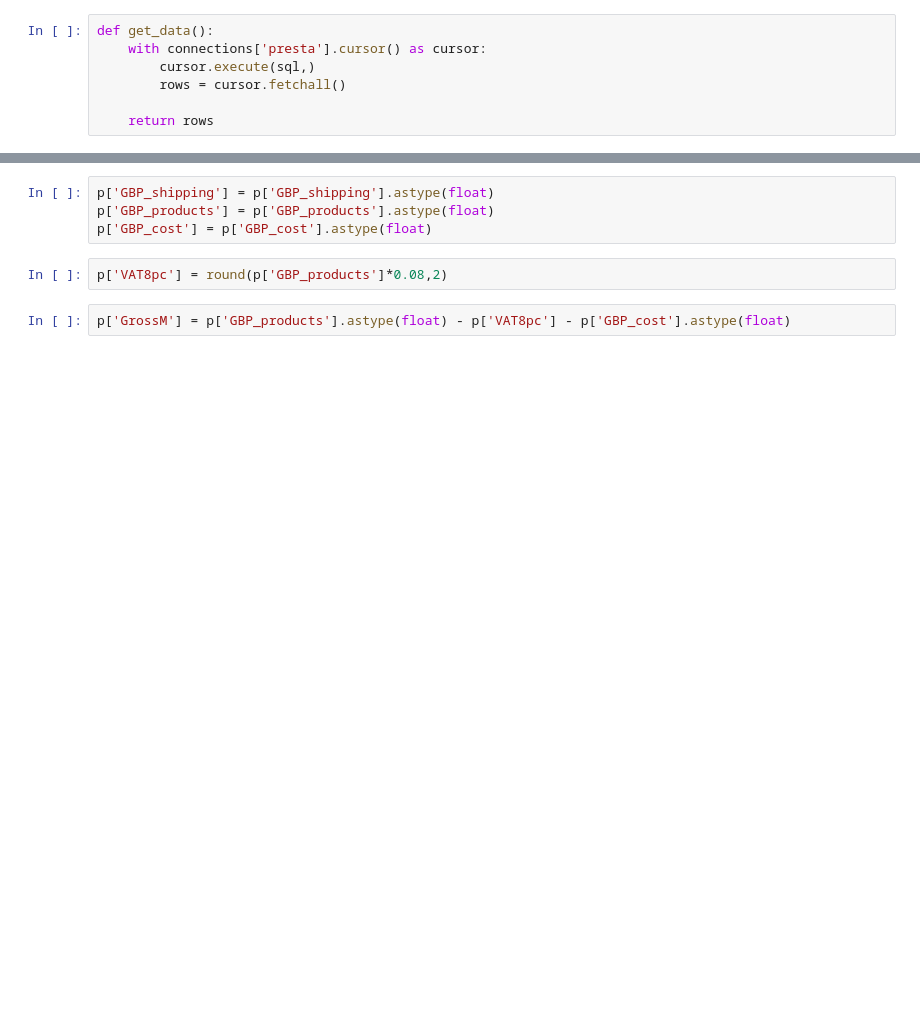
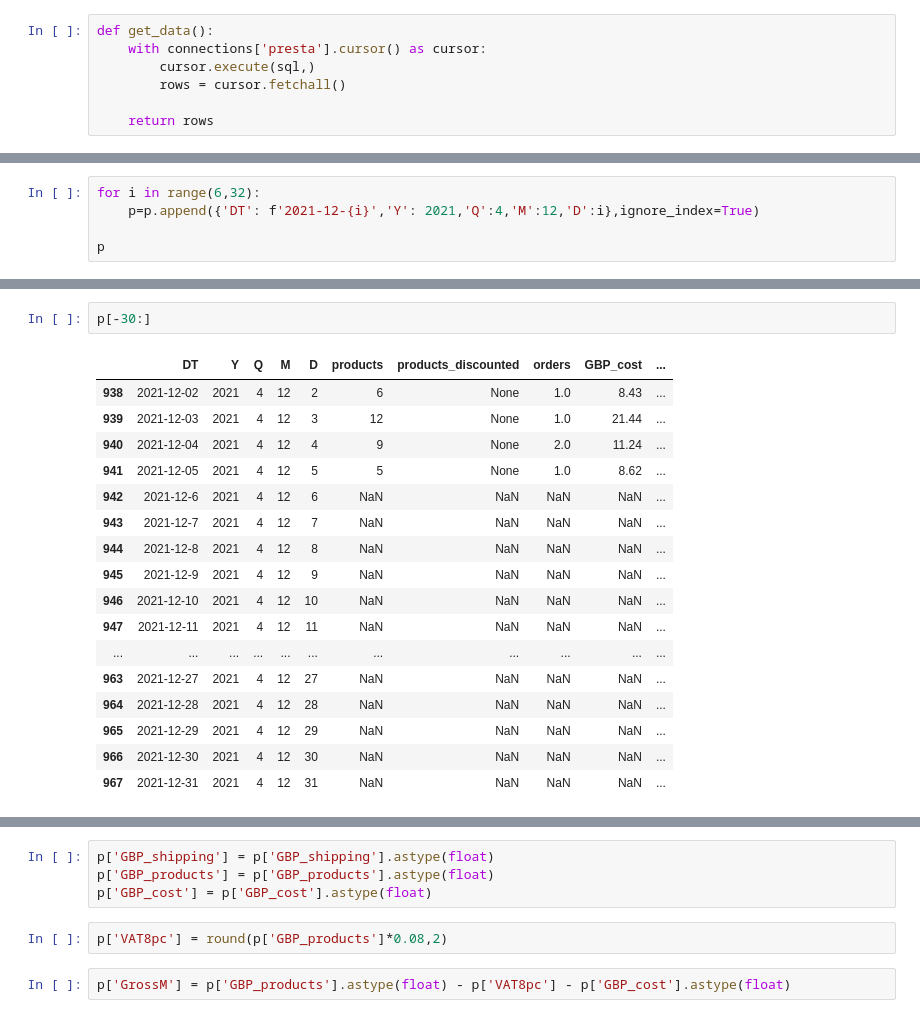
Before and after one commit to vallka/djellifique, a Jupyter notebook: sales_stats.ipynb, the cells around one changed output, grey strips where cells are left out. Saved outputs shown, nothing was run; the diff lists cells and outputs as text; blank space fills up the shorter version.

```diff
--- a/sales_stats.ipynb
+++ b/sales_stats.ipynb
@@ -79,0 +83,5 @@ p
+# %%
+for i in range(6,32):
+    p=p.append({'DT': f'2021-12-{i}','Y': 2021,'Q':4,'M':12,'D':i},ignore_index=True)
+
+p
@@ -79,0 +102,20 @@ p
+# %%
+p[-30:]
+# %% [output]
+|  | DT | Y | Q | M | D | products | products_discounted | orders | GBP_cost | ... |
+| 938 | 2021-12-02 | 2021 | 4 | 12 | 2 | 6 | None | 1.0 | 8.43 | ... |
+| 939 | 2021-12-03 | 2021 | 4 | 12 | 3 | 12 | None | 1.0 | 21.44 | ... |
+| 940 | 2021-12-04 | 2021 | 4 | 12 | 4 | 9 | None | 2.0 | 11.24 | ... |
+| 941 | 2021-12-05 | 2021 | 4 | 12 | 5 | 5 | None | 1.0 | 8.62 | ... |
+| 942 | 2021-12-6 | 2021 | 4 | 12 | 6 | NaN | NaN | NaN | NaN | ... |
+| 943 | 2021-12-7 | 2021 | 4 | 12 | 7 | NaN | NaN | NaN | NaN | ... |
+| 944 | 2021-12-8 | 2021 | 4 | 12 | 8 | NaN | NaN | NaN | NaN | ... |
+| 945 | 2021-12-9 | 2021 | 4 | 12 | 9 | NaN | NaN | NaN | NaN | ... |
+| 946 | 2021-12-10 | 2021 | 4 | 12 | 10 | NaN | NaN | NaN | NaN | ... |
+| 947 | 2021-12-11 | 2021 | 4 | 12 | 11 | NaN | NaN | NaN | NaN | ... |
+| ... | ... | ... | ... | ... | ... | ... | ... | ... | ... | ... |
+| 963 | 2021-12-27 | 2021 | 4 | 12 | 27 | NaN | NaN | NaN | NaN | ... |
+| 964 | 2021-12-28 | 2021 | 4 | 12 | 28 | NaN | NaN | NaN | NaN | ... |
+| 965 | 2021-12-29 | 2021 | 4 | 12 | 29 | NaN | NaN | NaN | NaN | ... |
+| 966 | 2021-12-30 | 2021 | 4 | 12 | 30 | NaN | NaN | NaN | NaN | ... |
+| 967 | 2021-12-31 | 2021 | 4 | 12 | 31 | NaN | NaN | NaN | NaN | ... |
```
Also changed, not shown: parts of 8 cells of this notebook, 7 other files.
